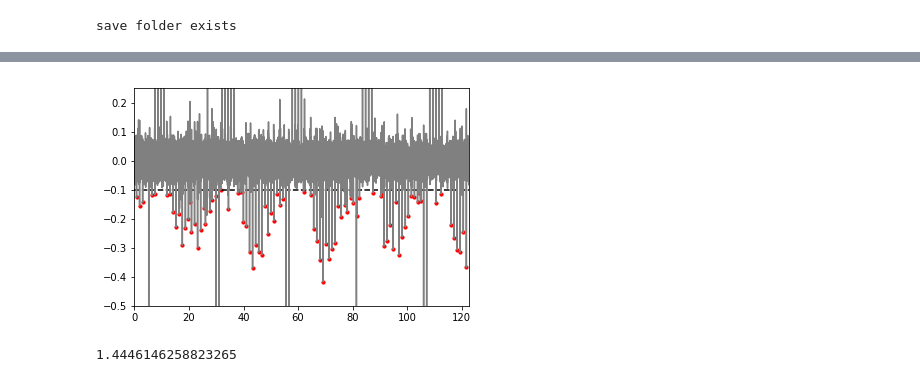
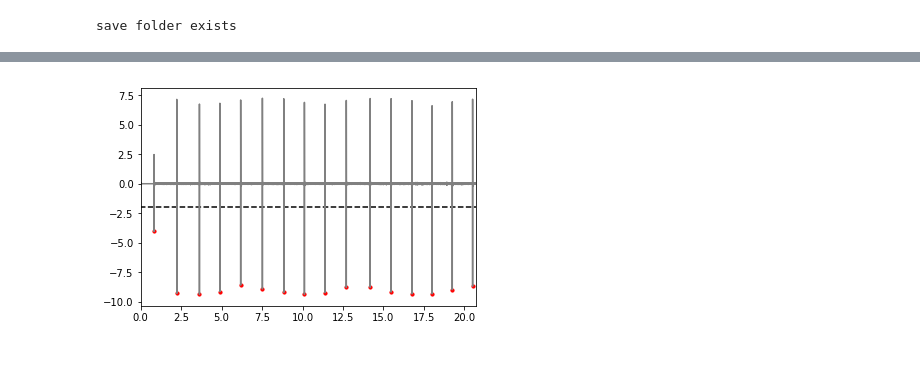
Before and after one commit to isabellow/lhy_hpc, a Jupyter notebook: stim/plot_antidromic_responses.ipynb, the cells around one changed output, grey strips where cells are left out. Cells and saved outputs as stored; diff of their text form; code cells hidden in the pictures.

Commit message:
updated plotting code for heatmap and traces, LIM83 plots

```diff
--- a/stim/plot_antidromic_responses.ipynb
+++ b/stim/plot_antidromic_responses.ipynb
@@ -11,24 +13,21 @@ import scipy.io
 import os
 # %%
 ''' set paths '''
-save_folder = f"../figures/antidromic_hpc_to_lhy/"
 data_folder = f"../data/antidromic_stim/"
 
+# bird names
+bird_ids = os.listdir(data_folder)
+bird_id = 'LIM83' # example bird
+
+save_folder = f"../figures/antidromic_hpc_to_lhy/{bird_id}/"
 if os.path.isdir(save_folder):
     print('save folder exists')
 else:
     os.mkdir(save_folder)
 # %% [output]
 save folder exists
-# %%
-''' get the bird and session info '''
-# all bird names
-bird_ids = os.listdir(data_folder)
-
-# example bird
-ex_id = 0
-bird_id = bird_ids[ex_id]
-
-# session IDs
-sessions = os.listdir(f"{data_folder}{bird_id}")
-ex_session = sessions[5]
+# %%
+# session IDs
+sessions = os.listdir(f"{data_folder}{bird_id}")
+ex_session = sessions[8]
+print(f'{ex_session[15:22]}')
@@ -62,33 +43,26 @@ plt.show()
 # %%
 from scipy.signal import find_peaks
 
-min_thresh=0.1
-max_thresh=1
+min_thresh=2
 t_max = np.max(timestamps)
 
 # find the stimulation artifact
-stim_idx, _ = find_peaks(-v,
-                         height=[min_thresh, max_thresh],
-                         distance=5000
-                        )
+stim_idx, _ = find_peaks(-voltage, height=min_thresh, distance=10000)
 
 # sanity check
 f, ax = plt.subplots(1, 1)
-ax.plot(t, v, 'gray')
+ax.plot(timestamps, voltage, 'gray')
 xlim = ax.get_xlim()
 
 ax.hlines(-min_thresh, xlim[0], xlim[1],
           colors='k', linestyles='dashed')
-ax.scatter(t[stim_idx], v[stim_idx], c='r', s=10)
+ax.scatter(timestamps[stim_idx],
+           voltage[stim_idx],
+           c='r', s=10)
 
 ax.set_xlim([0, t_max])
-ax.set_ylim([-0.5, 0.25])
+# ax.set_ylim([-0.5, 0.25])
 
 plt.show()
 # %% [output]
-[figure, old version]
+[figure, new version]
-# %%
-n_stim = stim_idx.shape[0]
-np.max(timestamps) / n_stim
-# %% [output]
-1.4446146258823265
```
Also changed, not shown: parts of 13 cells of this notebook, 41 other files.
